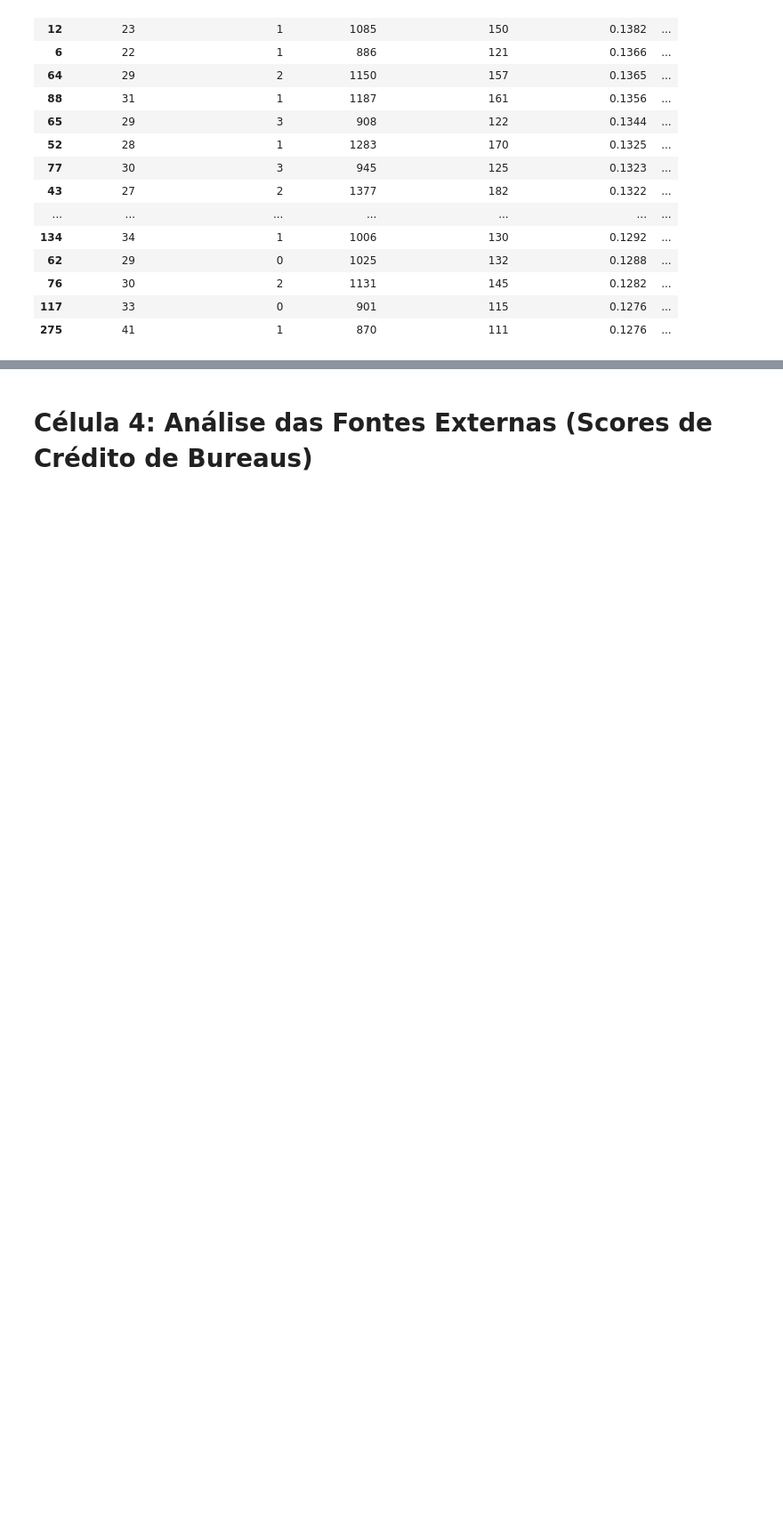
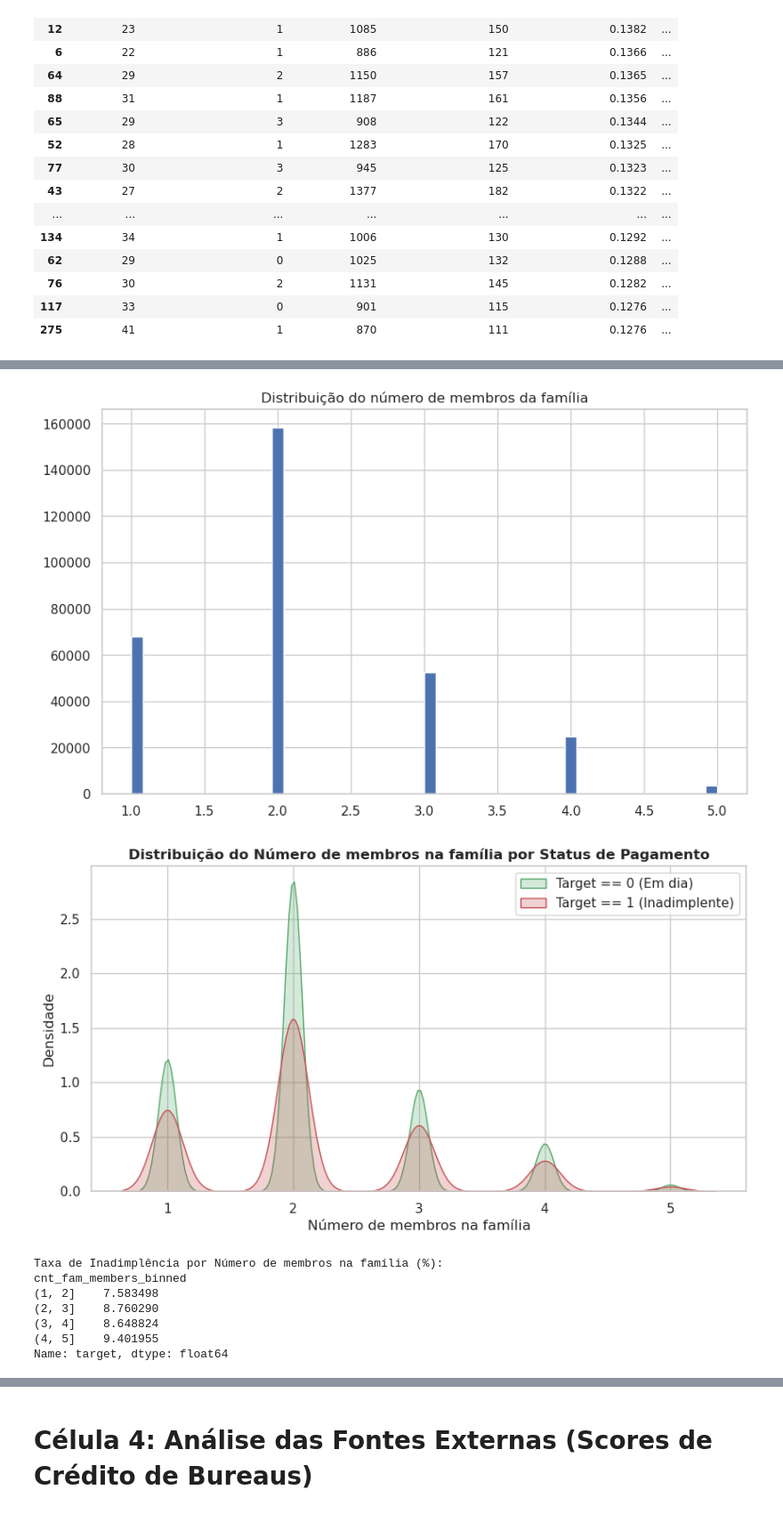
Before and after one commit to YuriKnebel/ProjetoFinalPosFIA-Individual, a Jupyter notebook: data-platform/DataPipeline/exp_analysis.ipynb, the cells around one changed output, grey strips where cells are left out. Shown at 89% size. Drawn from its saved outputs; the diff is of its cells as text; code cells hidden in the pictures; blank space fills up the shorter version.

```diff
--- a/data-platform/DataPipeline/exp_analysis.ipynb
+++ b/data-platform/DataPipeline/exp_analysis.ipynb
@@ -298,0 +303,34 @@ listar_maiores_indices_idade_emprego(df, top_n=20, min_ocorrencias=500)
+# %%
+col = 'cnt_fam_members'
+title = 'Número de membros na família'
+
+_df = df[df[col] <= 5]
+ax = _df[col].hist(bins=50)
+ax.set_title("Distribuição do número de membros da família")
+
+# Plot 1: Distribuição de tamanho da família por Target
+plt.figure(figsize=(10, 5))
+sns.kdeplot(_df.loc[_df['target'] == 0, col], label='Target == 0 (Em dia)', fill=True, color='g')
+sns.kdeplot(_df.loc[_df['target'] == 1, col], label='Target == 1 (Inadimplente)', fill=True, color='r')
+plt.title(f'Distribuição do {title} por Status de Pagamento', fontsize=12, fontweight='bold')
+plt.xlabel(title)
+plt.ylabel('Densidade')
+plt.legend()
+plt.show()
+
+# Insight de Negócio via Tempo de emprego
+binned_col = f"{col}_binned"
+_df[binned_col] = pd.cut(df[col], bins=[1, 2, 3, 4, 5])
+amount = _df.groupby(binned_col, observed=False)['target'].mean() * 100
+print(f"Taxa de Inadimplência por {title} (%):")
+print(amount)
+# %% [output]
+[figure, added]
+[figure, added]
+Taxa de Inadimplência por Número de membros na família (%):
+cnt_fam_members_binned
+(1, 2]    7.583498
+(2, 3]    8.760290
+(3, 4]    8.648824
+(4, 5]    9.401955
+Name: target, dtype: float64
```
Also changed, not shown: parts of 10 cells of this notebook.
